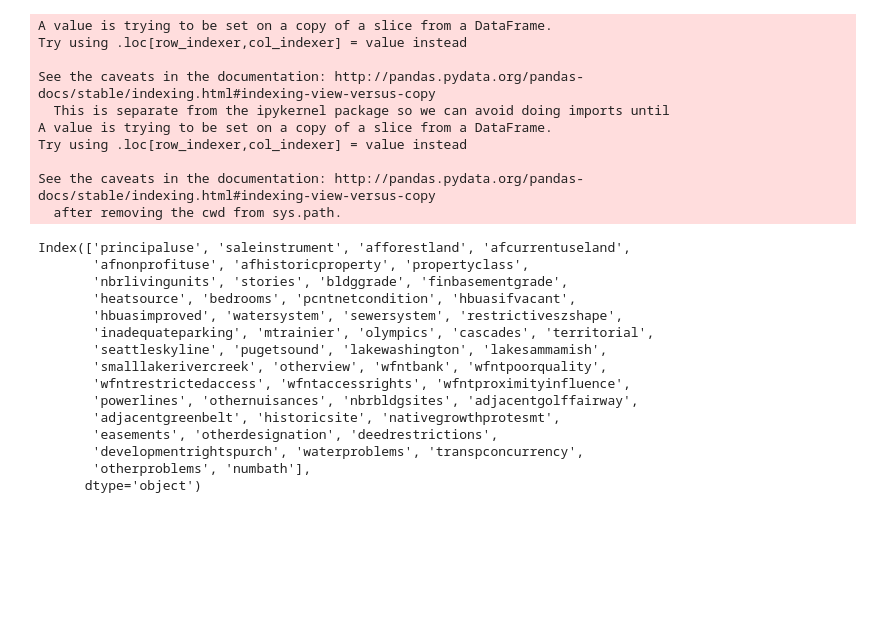
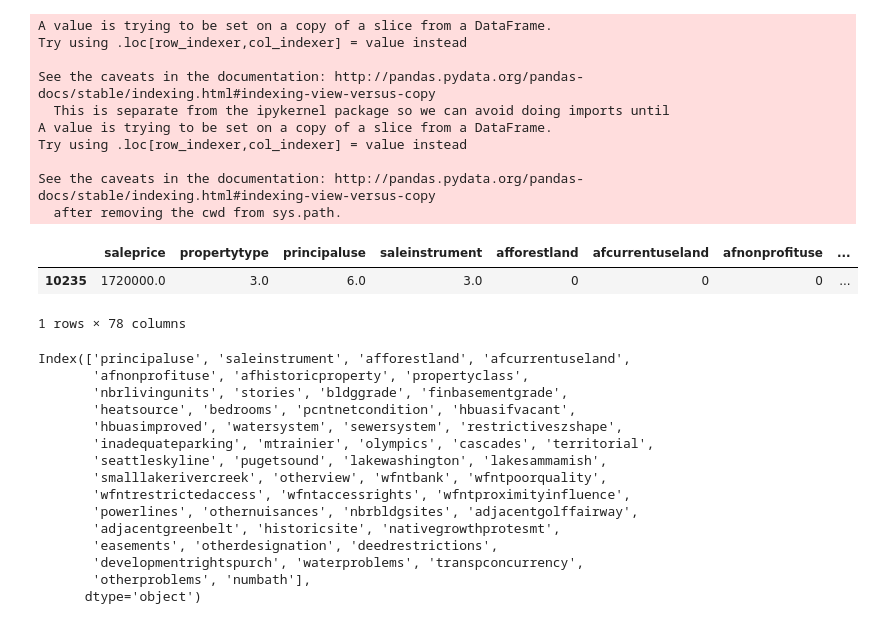
Before and after one commit to aabrahamson3/king-county-housing, a Jupyter notebook: notebooks/exploratory/aa_eda.ipynb, the cells around one changed output. Drawn from its saved outputs; the diff is of its cells as text; code cells hidden in the pictures; blank space fills up the shorter version.

```diff
--- a/notebooks/exploratory/aa_eda.ipynb
+++ b/notebooks/exploratory/aa_eda.ipynb
@@ -153,6 +133,12 @@ Try using .loc[row_indexer,col_indexer] = value instead
 
 See the caveats in the documentation: http://pandas.pydata.org/pandas-docs/stable/indexing.html#indexing-view-versus-copy
   after removing the cwd from sys.path.
+# %%
+feature_eng.loc[feature_eng['numbath'] == 16]
+# %% [output]
+|  | saleprice | propertytype | principaluse | saleinstrument | afforestland | afcurrentuseland | afnonprofituse | ... |
+| 10235 | 1720000.0 | 3.0 | 6.0 | 3.0 | 0 | 0 | 0 | ... |
+1 rows × 78 columns
 # %%
 Y = df_clean_drop['saleprice']
 X = feature_eng.drop(['saleprice'], axis=1)
```
Also changed, not shown: parts of 5 cells of this notebook, 1 other file.
